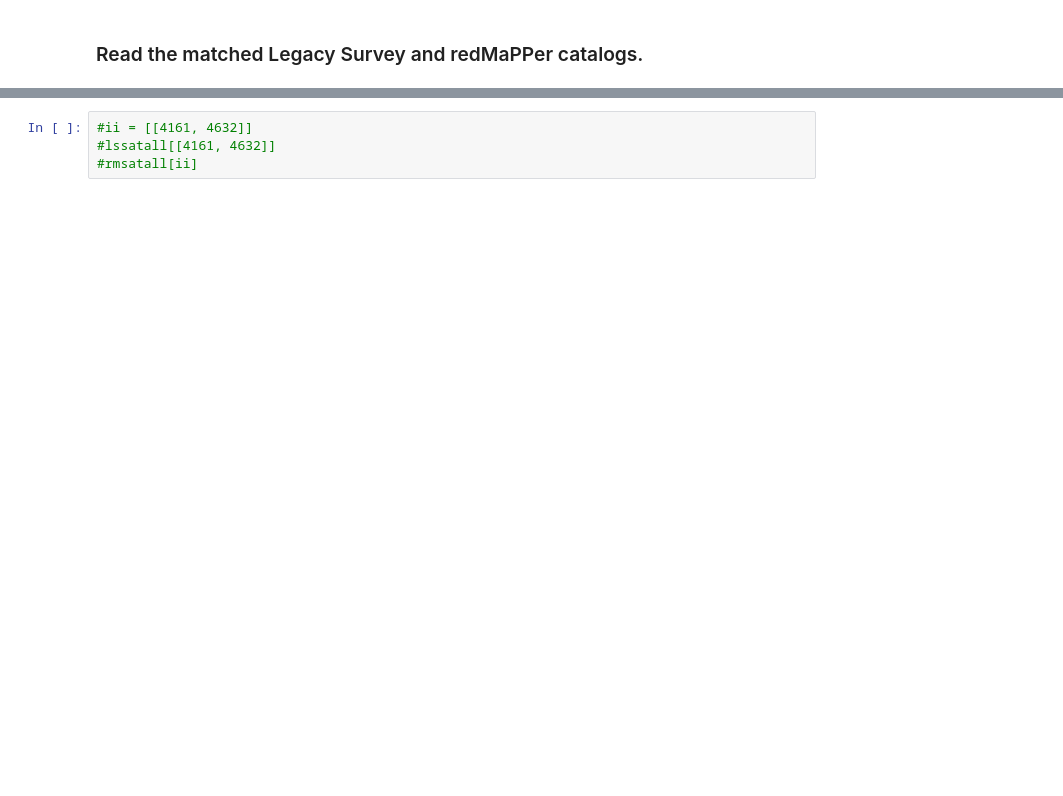
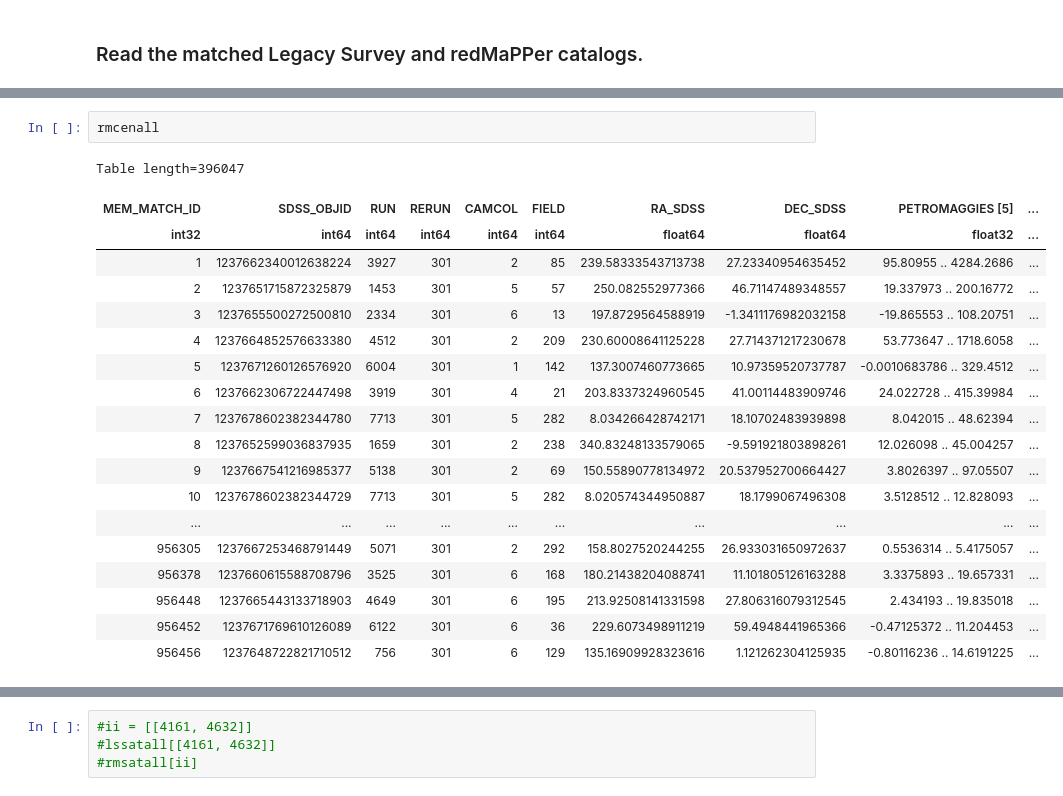
Before and after one commit to moustakas/legacyhalos, a Jupyter notebook: doc/legacyhalos-sample-selection.ipynb, the cells around one changed output, grey strips where cells are left out. Saved outputs shown, nothing was run; the diff lists cells and outputs as text; blank space fills up the shorter version.

```diff
--- a/doc/legacyhalos-sample-selection.ipynb
+++ b/doc/legacyhalos-sample-selection.ipynb
@@ -227,0 +251,22 @@ def read_legacysurvey(rmversion='v6.3.1', index=None, satellites=False, satid=No
+# %%
+rmcenall
+# %% [output]
+Table length=396047
+| MEM_MATCH_ID | SDSS_OBJID | RUN | RERUN | CAMCOL | FIELD | RA_SDSS | DEC_SDSS | PETROMAGGIES [5] | ... |
+| int32 | int64 | int64 | int64 | int64 | int64 | float64 | float64 | float32 | ... |
+| 1 | 1237662340012638224 | 3927 | 301 | 2 | 85 | 239.58333543713738 | 27.23340954635452 | 95.80955 .. 4284.2686 | ... |
+| 2 | 1237651715872325879 | 1453 | 301 | 5 | 57 | 250.082552977366 | 46.71147489348557 | 19.337973 .. 200.16772 | ... |
+| 3 | 1237655500272500810 | 2334 | 301 | 6 | 13 | 197.8729564588919 | -1.3411176982032158 | -19.865553 .. 108.20751 | ... |
+| 4 | 1237664852576633380 | 4512 | 301 | 2 | 209 | 230.60008641125228 | 27.714371217230678 | 53.773647 .. 1718.6058 | ... |
+| 5 | 1237671260126576920 | 6004 | 301 | 1 | 142 | 137.3007460773665 | 10.97359520737787 | -0.0010683786 .. 329.4512 | ... |
+| 6 | 1237662306722447498 | 3919 | 301 | 4 | 21 | 203.8337324960545 | 41.00114483909746 | 24.022728 .. 415.39984 | ... |
+| 7 | 1237678602382344780 | 7713 | 301 | 5 | 282 | 8.034266428742171 | 18.10702483939898 | 8.042015 .. 48.62394 | ... |
+| 8 | 1237652599036837935 | 1659 | 301 | 2 | 238 | 340.83248133579065 | -9.591921803898261 | 12.026098 .. 45.004257 | ... |
+| 9 | 1237667541216985377 | 5138 | 301 | 2 | 69 | 150.55890778134972 | 20.537952700664427 | 3.8026397 .. 97.05507 | ... |
+| 10 | 1237678602382344729 | 7713 | 301 | 5 | 282 | 8.020574344950887 | 18.1799067496308 | 3.5128512 .. 12.828093 | ... |
+| ... | ... | ... | ... | ... | ... | ... | ... | ... | ... |
+| 956305 | 1237667253468791449 | 5071 | 301 | 2 | 292 | 158.8027520244255 | 26.933031650972637 | 0.5536314 .. 5.4175057 | ... |
+| 956378 | 1237660615588708796 | 3525 | 301 | 6 | 168 | 180.21438204088741 | 11.101805126163288 | 3.3375893 .. 19.657331 | ... |
+| 956448 | 1237665443133718903 | 4649 | 301 | 6 | 195 | 213.92508141331598 | 27.806316079312545 | 2.434193 .. 19.835018 | ... |
+| 956452 | 1237671769610126089 | 6122 | 301 | 6 | 36 | 229.6073498911219 | 59.4948441965366 | -0.47125372 .. 11.204453 | ... |
+| 956456 | 1237648722821710512 | 756 | 301 | 6 | 129 | 135.16909928323616 | 1.121262304125935 | -0.80116236 .. 14.6191225 | ... |
```
Also changed, not shown: parts of 15 cells of this notebook, 2 other files.
